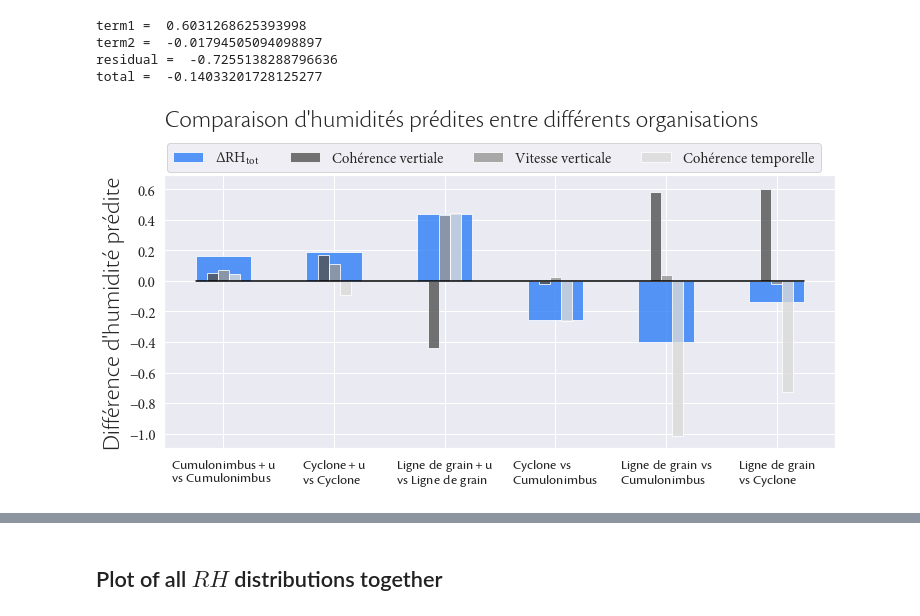
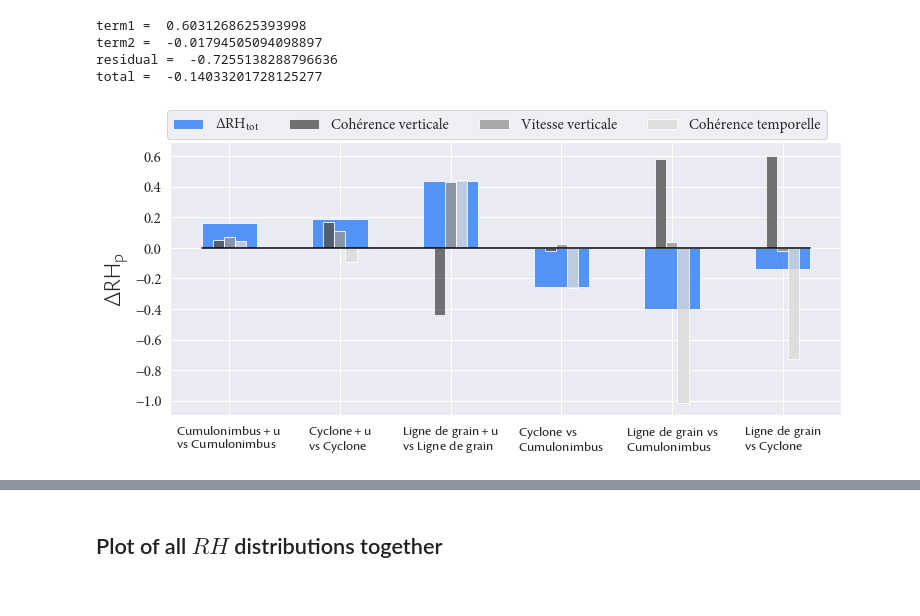
Before and after one commit to FelixLangot/LMD_Internship, a Jupyter notebook: Stats.ipynb, the cells around one changed output, grey strips where cells are left out. Cells and saved outputs as stored; diff of their text form; code cells hidden in the pictures.

Commit message:
New cut plot for presentation

```diff
--- a/Stats.ipynb
+++ b/Stats.ipynb
@@ -116,7 +116,7 @@ fit = ax.plot(np.linspace(0,1,10),np.linspace(0,1,10), color='r', label=r'ligne
 leg1 = ax.legend(prop=Mplabelprop)
 dataleg = []
 for i in np.arange(len(xx)):
-    (data,) = ax.plot(xx[i], yy[i], 'o', color = colors[i], label=labelsRHfit[i])
+    (data,) = ax.plot(xx[i], yy[i], 'o', markersize=12, color = colors[i], label=labelsRHfit[i])
     dataleg.append(data)
 leg2 = ax.legend([dataleg[0],dataleg[1],dataleg[2],dataleg[3],dataleg[4],dataleg[5]],labelsRHfit,bbox_to_anchor=(1, 1.23), prop=Mplabelprop, ncol=3)
 ax.add_artist(leg1)
@@ -474,31 +483,29 @@ Termslist = np.asarray([termpctlistCumuCumu, termpctlistCycCyc, termpctlistSqllS
 # %%
 fig,ax = plt.subplots(1,1,figsize=(12,5))
 absc = [0,1,2,3,4,5]
 absc2 = [-0.1,0,0.1,0.9,1,1.1,1.9,2,2.1,2.9,3,3.1,3.9,4,4.1,4.9,5,5.1]
 colors2 = ['r','y','g']*6
 colors3 = sns.color_palette("Greys_r", 3)
 colors36 = colors3*6
-legendlabels = ['Cohérence vertiale', 'Vitesse verticale', 'Cohérence temporelle']*6
+legendlabels = ['Cohérence verticale', 'Vitesse verticale', 'Cohérence temporelle']*6
 # labels = ['$\mathdefault{\Delta RH^{Cumu+u}_{Cumu}}$', '$\mathdefault{\Delta RH^{Cyc+u}_{Cyc}}$','$\mathdefault{\Delta RH^{Sqll+u}_{Sqll}}$','$\mathdefault{\Delta RH^{Cyc}_{Cumu}}$','$\mathdefault{\Delta RH^{Sqll}_{Cumu}}$','$\mathdefault{\Delta RH^{Sqll}_{Cyc}}$']
 labels = ['$\mathdefault{^{Cumulonimbus+u}_{vs~ Cumulonimbus}}$','$\mathdefault{^{Cyclone+u}_{vs~ Cyclone}}$','$\mathdefault{^{Ligne~de~grain+u}_{vs~ Ligne~de~grain}}$','$\mathdefault{^{Cyclone ~vs}_{Cumulonimbus}}$','$\mathdefault{^{Ligne~de~grain ~vs}_{Cumulonimbus}}$','$\mathdefault{^{Ligne~de~grain}_{vs~ Cyclone}}$']
 ax.bar(absc, Complist, width=0.5, color=colorlist[1], label='$\mathdefault{\Delta RH_{tot}}$', alpha=0.8)
 for i in np.arange(3):
     ax.bar(absc2[i], Termslist[i], width=0.1, color=colors36[i], label=legendlabels[i], alpha=0.8)
 for i in np.arange(3,len(absc2)):
     ax.bar(absc2[i], Termslist[i], width=0.1, color=colors36[i], alpha=0.8)
 ax.plot(np.linspace(-0.25,5.25,5), np.zeros(len(np.linspace(-0.25,5.25,5))), color='black')
 ax.set_xticks(absc)
 ax.set_xticklabels(labels,minor=False)
 for tick in ax.get_xticklabels():
     tick.set_fontname("Cronos Pro")
     tick.set_fontsize(20)
 plt.yticks(font=Mplabelprop)
-# plt.ylabel('$\mathdefault{\Delta RH_{p}}$', font = Cslabelprop)
-plt.ylabel('Différence d\'humidité prédite', font = Cslabelprop)
+plt.ylabel('$\mathdefault{\Delta RH_{p}}$', font = Cslabelprop)
 lg = ax.legend(prop=Mplabelprop, ncol=4, bbox_to_anchor=(0.99, 1.15))
 # lg.set_title(title = 'Contributions', prop=Cslabelprop)
-ax.set_title('Comparaison d\'humidités prédites entre différents organisations', loc='left', y=1, pad=50, fontproperties=Cslabelprop)
 plt.savefig('Figs/AllComps.png', bbox_inches='tight', format='PNG', dpi=600)
 plt.show()
 # %% [output]
-[figure, old version]
+[figure, new version]
```
Also changed, not shown: parts of 4 cells of this notebook, 1 other file.
